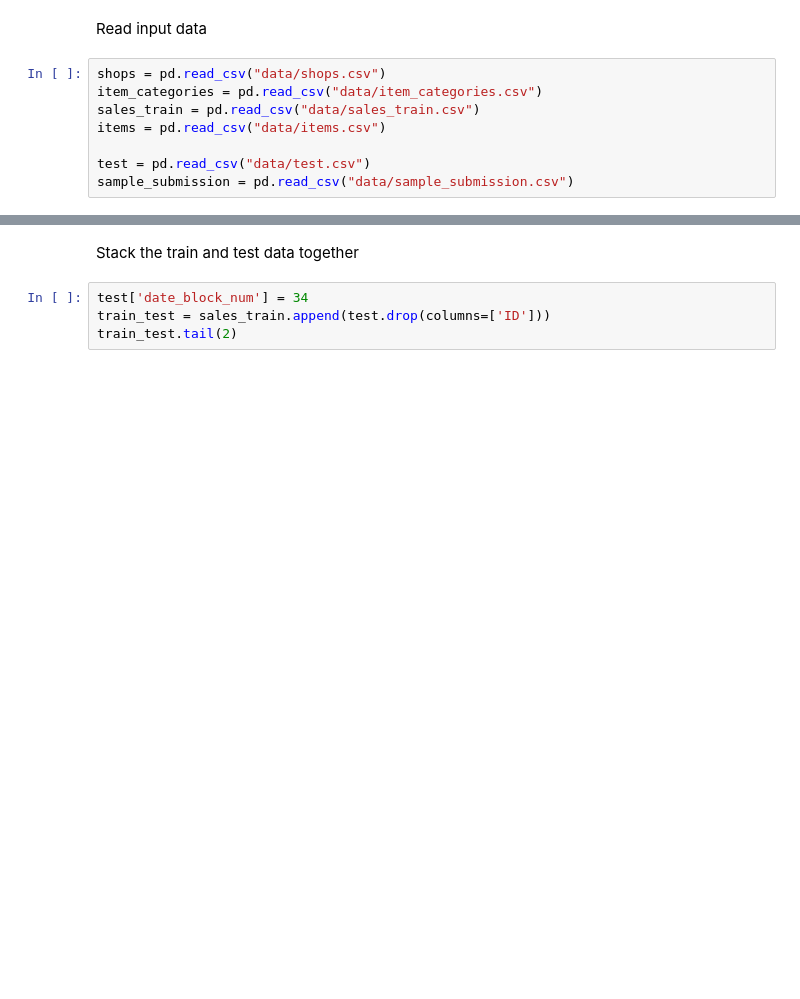
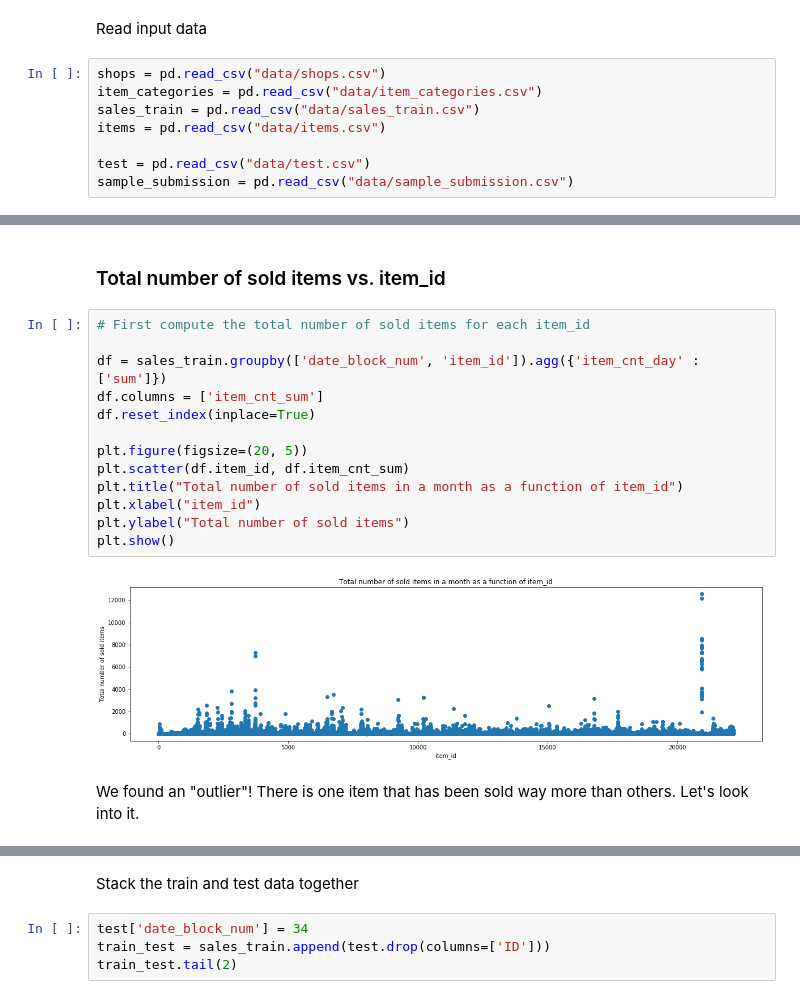
Before and after one commit to Qile-Paul-Chen/Kaggle-Predict-Future-Sales, a Jupyter notebook: Model_Training.ipynb, the cells around one changed output, grey strips where cells are left out. Drawn from its saved outputs; the diff is of its cells as text; blank space fills up the shorter version.

```diff
--- a/Model_Training.ipynb
+++ b/Model_Training.ipynb
@@ -17,0 +102,19 @@ sample_submission = pd.read_csv("data/sample_submission.csv")
+# %% [markdown]
+### Total number of sold items vs. item_id
+# %%
+# First compute the total number of sold items for each item_id
+
+df = sales_train.groupby(['date_block_num', 'item_id']).agg({'item_cnt_day' : ['sum']})
+df.columns = ['item_cnt_sum']
+df.reset_index(inplace=True)
+
+plt.figure(figsize=(20, 5))
+plt.scatter(df.item_id, df.item_cnt_sum)
+plt.title("Total number of sold items in a month as a function of item_id")
+plt.xlabel("item_id")
+plt.ylabel("Total number of sold items")
+plt.show()
+# %% [output]
+[figure, added]
+# %% [markdown]
+We found an "outlier"! There is one item that has been sold way more than others. Let's look into it.
```
Also changed, not shown: parts of 71 cells of this notebook.
